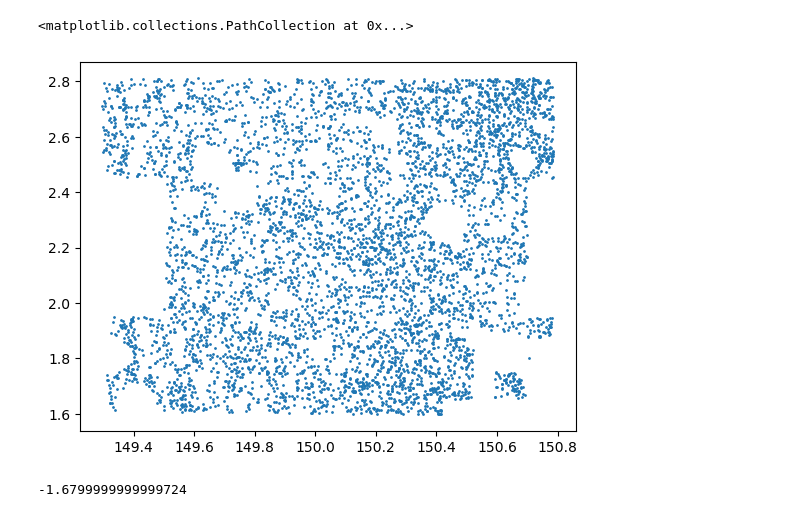
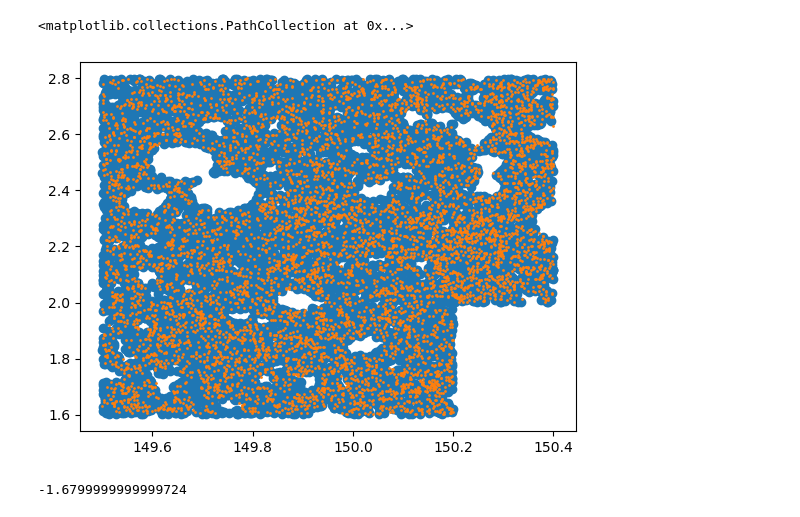
Before and after one commit to WST-Cosmology/WP221_Target_selection, a Jupyter notebook: forecasts/bias_measurement/AngCorr_measurements.ipynb, the cells around one changed output. Drawn from its saved outputs; the diff is of its cells as text; code cells hidden in the pictures.

```diff
--- a/forecasts/bias_measurement/AngCorr_measurements.ipynb
+++ b/forecasts/bias_measurement/AngCorr_measurements.ipynb
@@ -22,19 +21,20 @@ catalog = Table.read(data_path + 'masked_cosmos_lbg_udropout_rmax25_5.fits')
 randoms = Table.read(data_path + 'masked_randoms.fits')
 # %%
 #mask_cat = (catalog['RA'] > 149.5)*(catalog['RA'] < 150.4)*(catalog['DEC'] < 2.8)*(catalog['DEC'] > 1.6)
-mask_cat= (catalog['ZPHOT'] > 0)
-mask_cat *= catalog['CLASS_STAR_HSC_I'] < 0.5
-#mask_cat *= np.invert((catalog['RA'] > 150.2)*(catalog['RA'] < 151.2)*(catalog['DEC'] < 2)*(catalog['DEC'] > 0.9))
+mask_cat= (catalog['ZPHOT'] > 0.9)
+mask_cat *= catalog['OBJ_TYPE'] != 2
+mask_cat *= np.invert((catalog['RA'] > 150.2)*(catalog['RA'] < 151.2)*(catalog['DEC'] < 2)*(catalog['DEC'] > 0.9))
+mask_cat *= (catalog['RA'] > 149.5)*(catalog['RA'] < 150.4)*(catalog['DEC'] < 2.8)*(catalog['DEC'] > 1.6)
 #mask_cat = catalog['RA'] > 0
 #mask_cat *= catalog['MAG_ABS_FUV'] < -16
-#mask_rand = randoms['RA'] > 0
-#mask_rand *= np.invert((randoms['RA'] > 150.2)*(randoms['RA'] < 151.2)*(randoms['DEC'] < 2)*(randoms['DEC'] > 0.9))
-#mask_rand *= (randoms['RA'] > 149.5)*(randoms['RA'] < 150.4)*(randoms['DEC'] < 2.8)*(randoms['DEC'] > 1.6)
-#plt.scatter(randoms['RA'][mask_rand], randoms['DEC'][mask_rand])
+mask_rand = randoms['RA'] > 0
+mask_rand *= np.invert((randoms['RA'] > 150.2)*(randoms['RA'] < 151.2)*(randoms['DEC'] < 2)*(randoms['DEC'] > 0.9))
+mask_rand *= (randoms['RA'] > 149.5)*(randoms['RA'] < 150.4)*(randoms['DEC'] < 2.8)*(randoms['DEC'] > 1.6)
+plt.scatter(randoms['RA'][mask_rand], randoms['DEC'][mask_rand])
 plt.scatter(catalog['RA'][mask_cat], catalog['DEC'][mask_cat], s=1)
 # %% [output]
 <matplotlib.collections.PathCollection at 0x...>
-[figure, old version]
+[figure, new version]
 # %%
 (2.8-1.6) * (149.3-150.7)
 # %% [output]
```
Also changed, not shown: parts of 8 cells of this notebook.
